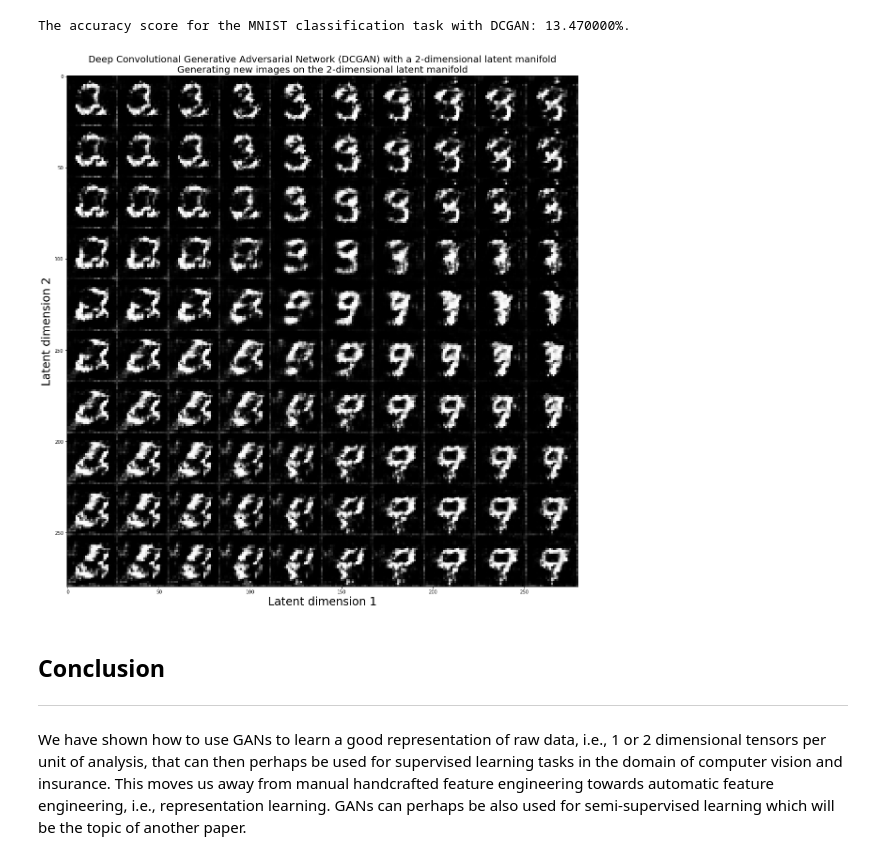
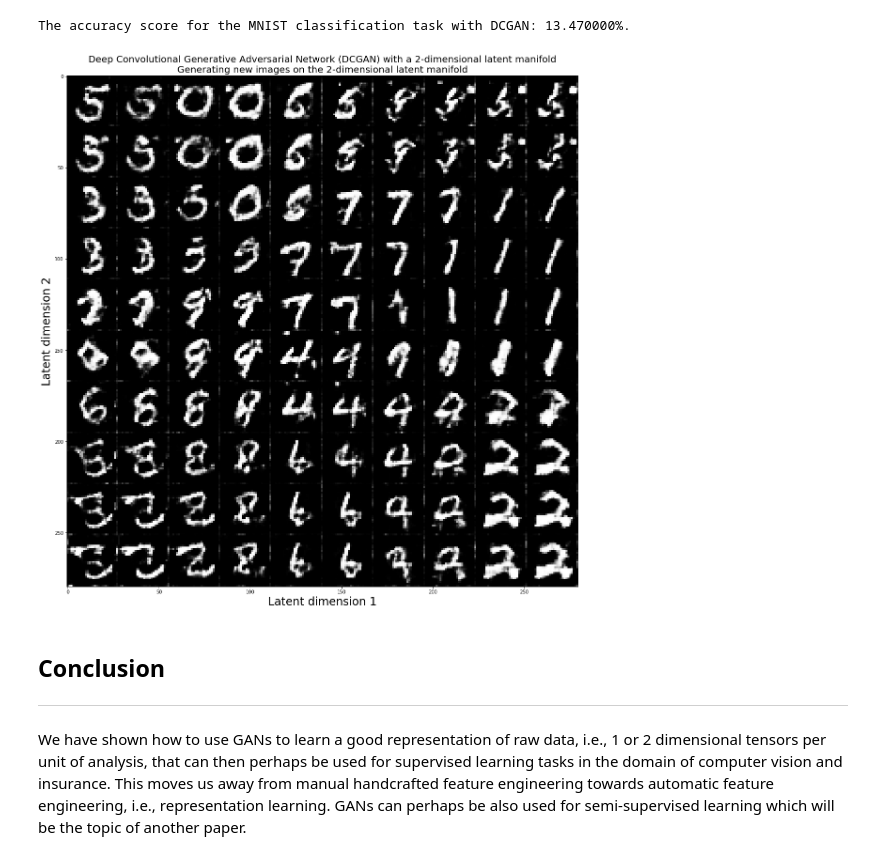
Before and after one commit to hamaadshah/gan_deeplearning4j, a Jupyter notebook: Python/gan.ipynb, the cells around one changed output. Saved outputs shown, nothing was run; the diff lists cells and outputs as text; code cells hidden in the pictures.

```diff
--- a/Python/gan.ipynb
+++ b/Python/gan.ipynb
@@ -372,25 +372,25 @@ print("The accuracy score for the MNIST classification task with DCGAN: %.6f%%."
 # %% [output]
 The accuracy score for the MNIST classification task with DCGAN: 13.470000%.
 # %%
-out = pd.read_csv(filepath_or_buffer=dl4j_res_path + "out_700.csv", header=None)
+out = pd.read_csv(filepath_or_buffer=dl4j_res_path + "out_1.csv", header=None)
 digit_size = 28
 n = 10
 figure = np.zeros((digit_size * n, digit_size * n))
 
 counter = 0
 for i in range(n):
     for j in range(n):
         figure[i * digit_size: (i + 1) * digit_size, j * digit_size: (j + 1) * digit_size] = out.iloc[counter].reshape(digit_size, digit_size)
         counter = counter + 1
 
 plt.figure(figsize=(20, 20))
 plt.title("Deep Convolutional Generative Adversarial Network (DCGAN) with a 2-dimensional latent manifold\nGenerating new images on the 2-dimensional latent manifold", fontsize=20)
 plt.xlabel("Latent dimension 1", fontsize=24)
 plt.ylabel("Latent dimension 2", fontsize=24)
 plt.imshow(figure, cmap="Greys_r")
 plt.savefig(fname="DCGAN_Generated_Images.png")
 # %% [output]
-[figure, old version]
+[figure, new version]
 # %%
 claim_risk = pd.read_csv(filepath_or_buffer="data/claim_risk.csv")
 claim_risk.drop(columns="policy.id", axis=1, inplace=True)
```
Also changed, not shown: 2 other files.
